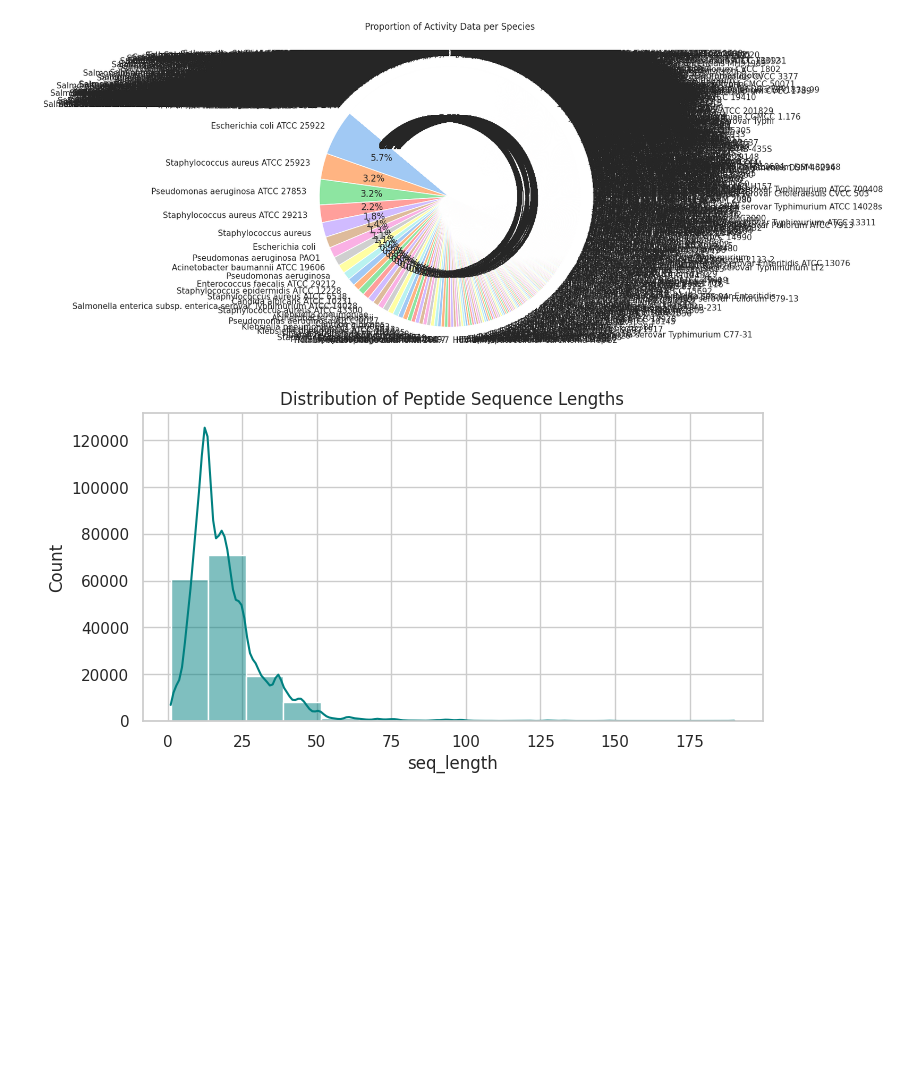
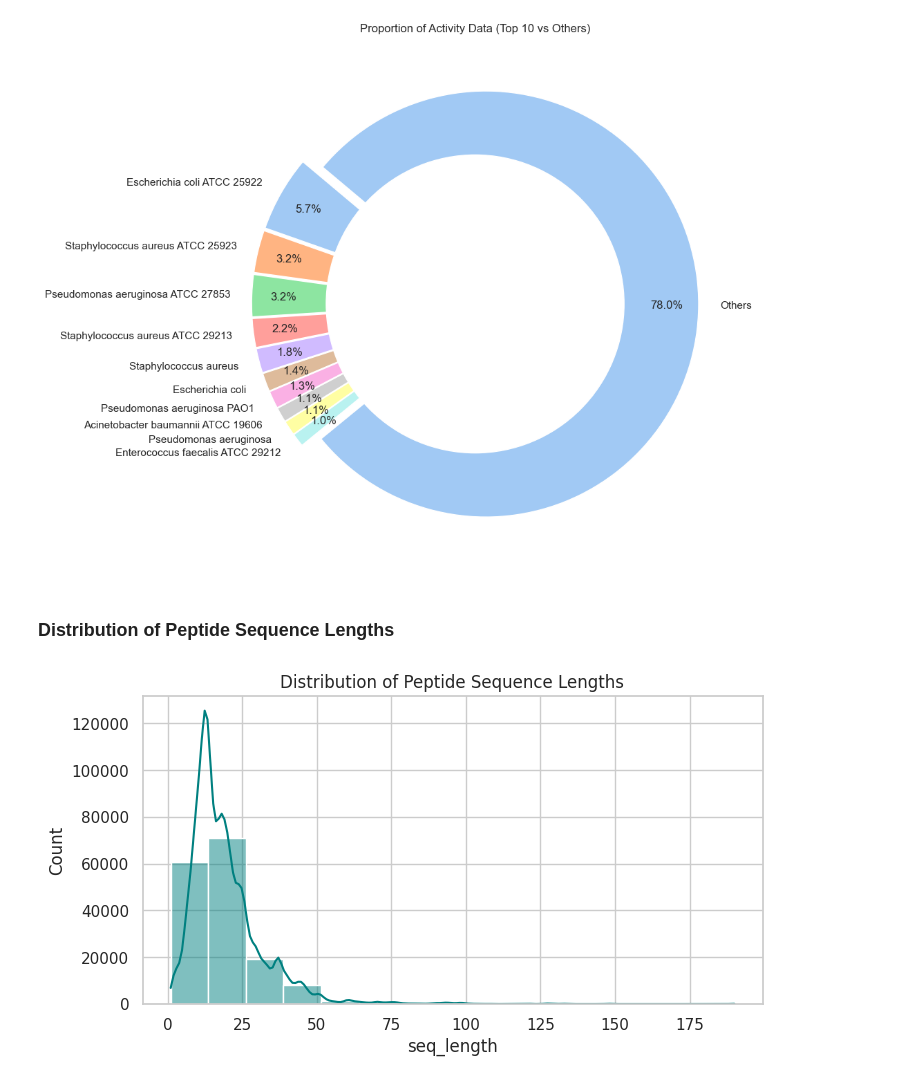
Before and after one commit to nmach22/amp-prediction, a Jupyter notebook: notebooks/01_eda/feature_analysis.ipynb, the cells around one changed output. Saved outputs shown, nothing was run; the diff lists cells and outputs as text; code cells hidden in the pictures; blank space fills up the shorter version.

```diff
--- a/notebooks/01_eda/feature_analysis.ipynb
+++ b/notebooks/01_eda/feature_analysis.ipynb
@@ -80,20 +244,35 @@ plt.show()
 # %%
-# Get counts
-species_counts = df['target_activity_name'].value_counts()
+# 1. Get counts and separate Top 10 from the rest
+counts = df['target_activity_name'].value_counts()
+top_10 = counts.head(10)
+others_count = counts.iloc[10:].sum()
 
-# Plot
-plt.figure(figsize=(8, 8))
+# 2. Combine into a new Series
+plot_data = pd.concat([top_10, pd.Series({'Others': others_count})])
+
+# 3. Plot with improved label handling
+plt.figure(figsize=(10, 10))
 plt.pie(
-    species_counts,
-    labels=species_counts.index,
+    plot_data,
+    labels=plot_data.index,
     autopct='%1.1f%%',
     startangle=140,
-    colors=sns.color_palette('pastel')
+    colors=sns.color_palette('pastel'),
+    pctdistance=0.85, # Moves the percentages further out
+    explode=[0.05] * len(plot_data) # Adds a small gap between slices for clarity
 )
-plt.title('Proportion of Activity Data per Species')
+
+# Draw a circle at the center to turn it into a Donut Chart (optional but looks cleaner)
+centre_circle = plt.Circle((0,0), 0.70, fc='white')
+fig = plt.gcf()
+fig.gca().add_artist(centre_circle)
+
+plt.title('Proportion of Activity Data (Top 10 vs Others)')
 plt.show()
 # %% [output]
-[figure, old version]
+[figure, new version]
+# %% [markdown]
+### Distribution of Peptide Sequence Lengths
 # %%
 df['seq_length'] = df['sequence'].str.len()
 
```
Also changed, not shown: parts of 15 cells of this notebook, 1 other file.
